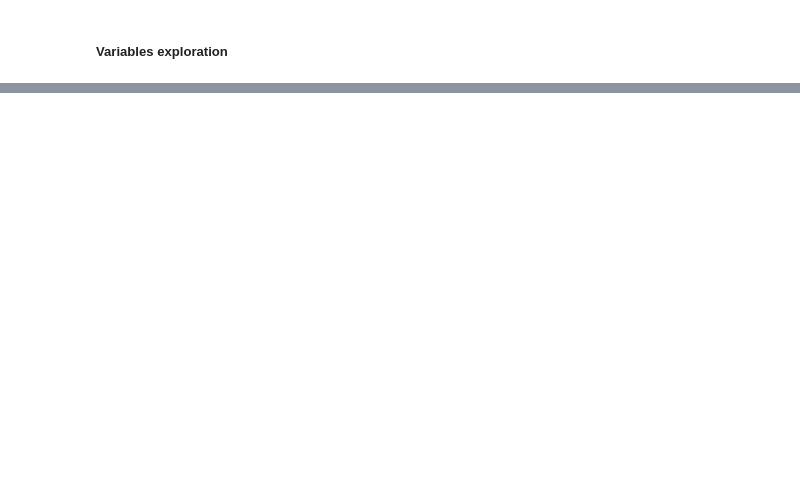
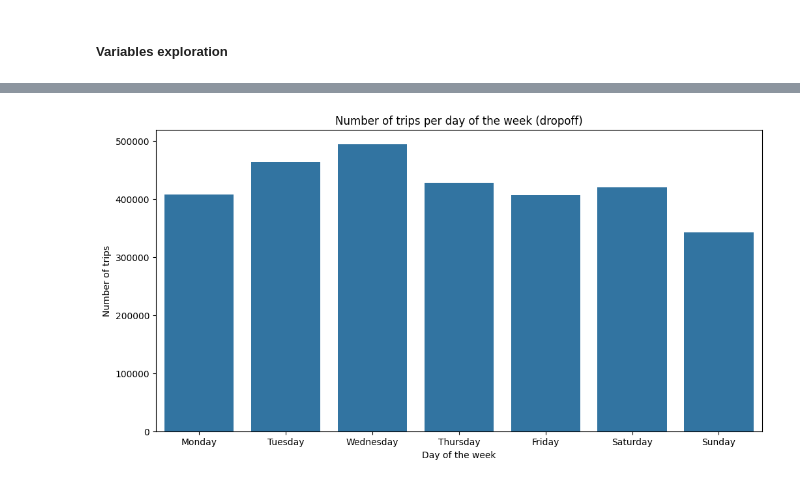
Before and after one commit to Noobzik/ATL-Datamart, a Jupyter notebook: notebooks/eda.ipynb, the cells around one changed output, grey strips where cells are left out. Saved outputs shown, nothing was run; the diff lists cells and outputs as text; code cells hidden in the pictures; blank space fills up the shorter version.

```diff
--- a/notebooks/eda.ipynb
+++ b/notebooks/eda.ipynb
@@ -141,0 +202,10 @@ print(cat_cols)
+# %%
+plt.figure(figsize=(12, 6))
+sns.countplot(x='tpep_dropoff_day', data=vis_time_df)
+plt.title('Number of trips per day of the week (dropoff)')
+plt.xlabel('Day of the week')
+plt.ylabel('Number of trips')
+plt.xticks(range(7), ['Monday', 'Tuesday', 'Wednesday', 'Thursday', 'Friday', 'Saturday', 'Sunday'])
+plt.show()
+# %% [output]
+[figure, added]
```
Also changed, not shown: parts of 22 cells of this notebook, 11 other files.
